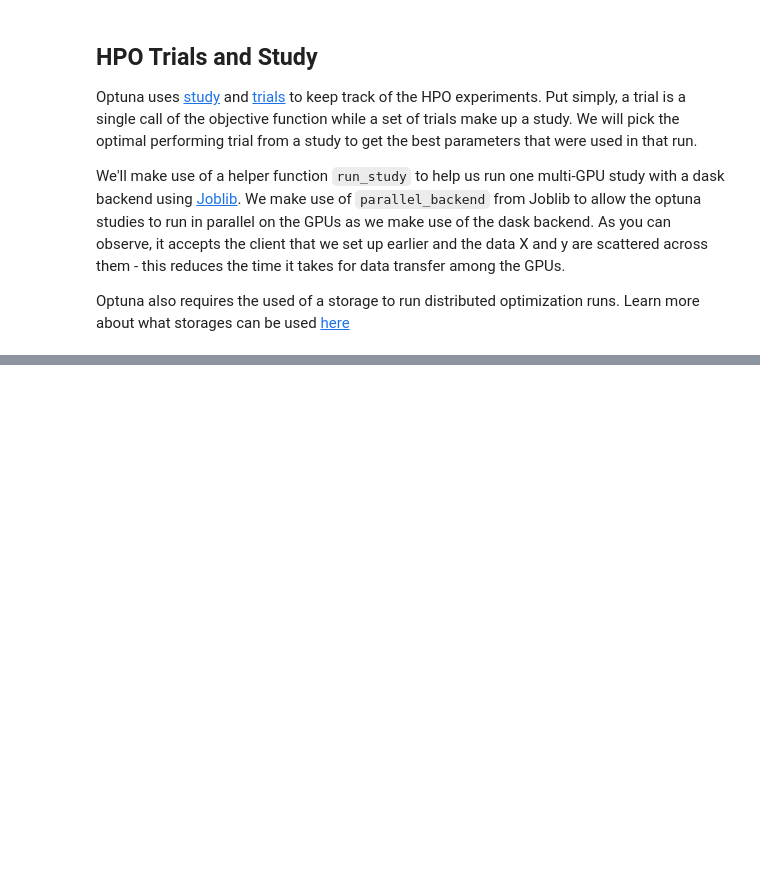
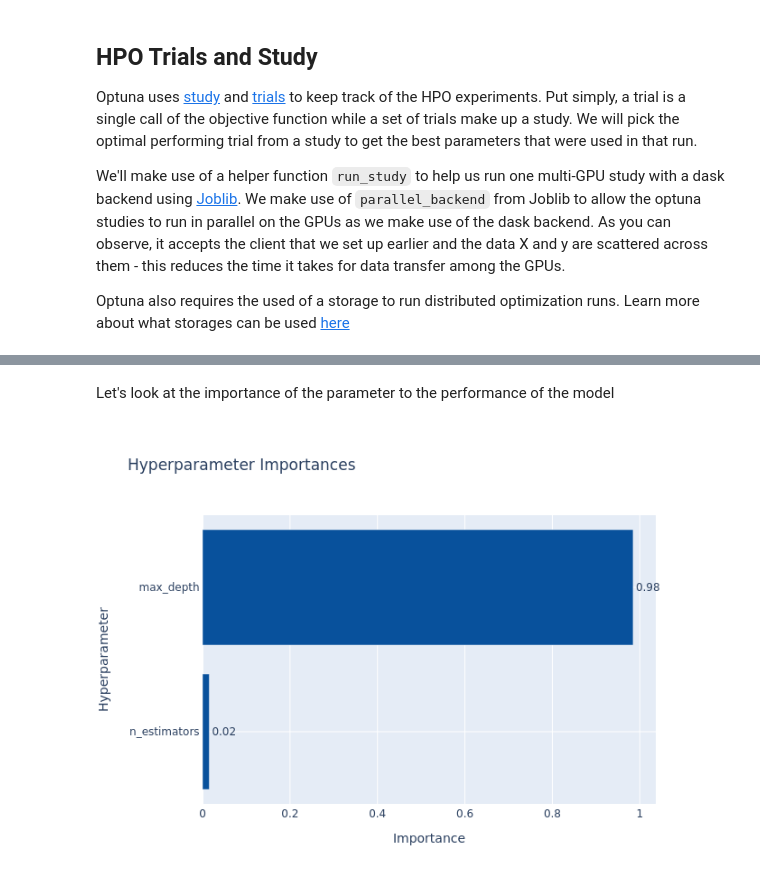
Before and after one commit to rapidsai/cloud-ml-examples, a Jupyter notebook: optuna/notebooks/optuna_rapids.ipynb, the cells around one changed output, grey strips where cells are left out. Drawn from its saved outputs; the diff is of its cells as text; code cells hidden in the pictures; blank space fills up the shorter version.

Commit message:
ADD plots

```diff
--- a/optuna/notebooks/optuna_rapids.ipynb
+++ b/optuna/notebooks/optuna_rapids.ipynb
@@ -78 +79,8 @@ Run the cell below just once in the local machine to acquire data. Comment out f
+# %%
+download_data = False
+
+file_name = 'airline_small.parquet' # NOTE: Change to airline_20000000.parquet to use a larger dataset
+
+data_dir = "/home/data/airline_data/" # NOTE: Change to a local path where you want to save the file
+INPUT_FILE = os.path.join(data_dir, file_name)
 # %%
@@ -192,7 +193,7 @@ def run_study(sampler=optuna.samplers.TPESampler(),
         print("    {}: {}".format(key, value))
     return study
 # %%
-name = "optuna-joblib-dask-backend"
+name = "optuna-rapids-joblib-dask-backend"
 with performance_report(filename=name+"-dask_report.html"):
     study_tpe = run_study(optuna.samplers.TPESampler(),
                           study_name=name)
@@ -285,0 +220,7 @@ We see the Optuna with parallel runs of Single-GPU estimators yields much better
+# %% [markdown]
+Let's look at the importance of the parameter to the performance of the model
+# %%
+f = optuna.visualization.plot_param_importances(study_tpe)
+Image(f.to_image(format="png", engine='kaleido'))
+# %% [output]
+[figure, added]
```
Also changed, not shown: parts of 22 cells of this notebook.
